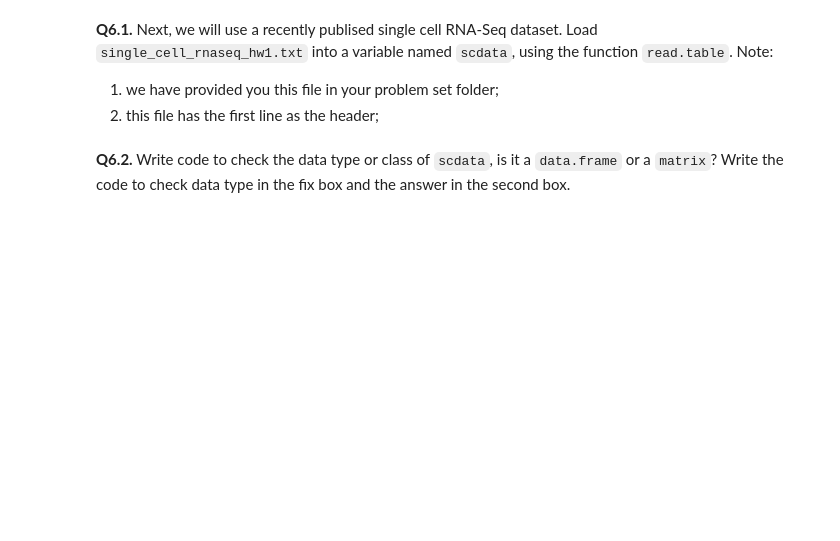
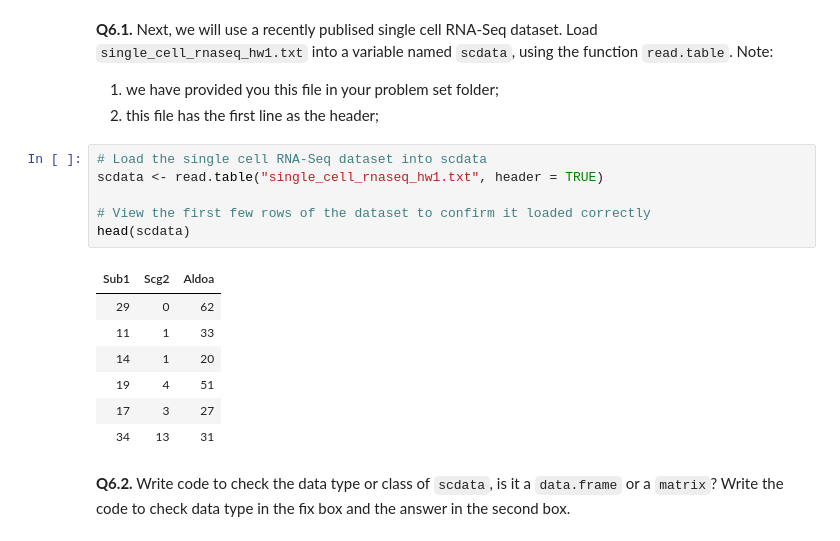
Before and after one commit to vidursaigal/CIS5350-Homework, a Jupyter notebook: Homework_I-2024.ipynb, the cells around one changed output. Cells and saved outputs as stored; diff of their text form; blank space fills up the shorter version.

```diff
--- a/Homework_I-2024.ipynb
+++ b/Homework_I-2024.ipynb
@@ -49,5 +67,19 @@ In R, the trimmed mean can be calculated with the `trim` parameter.
 Note:
 1. we have provided you this file in your problem set folder;
 2. this file has the first line as the header;
+# %%
+# Load the single cell RNA-Seq dataset into scdata
+scdata <- read.table("single_cell_rnaseq_hw1.txt", header = TRUE)
+
+# View the first few rows of the dataset to confirm it loaded correctly
+head(scdata)
+# %% [output]
+| Sub1 | Scg2 | Aldoa |
+| 29 | 0 | 62 |
+| 11 | 1 | 33 |
+| 14 | 1 | 20 |
+| 19 | 4 | 51 |
+| 17 | 3 | 27 |
+| 34 | 13 | 31 |
 # %% [markdown]
 **Q6.2.** Write code to check the data type or class of `scdata`, is it a `data.frame` or a `matrix`? Write the code to check data type in the fix box and the answer in the second box.
```
Also changed, not shown: parts of 24 cells of this notebook, 1 other file.
